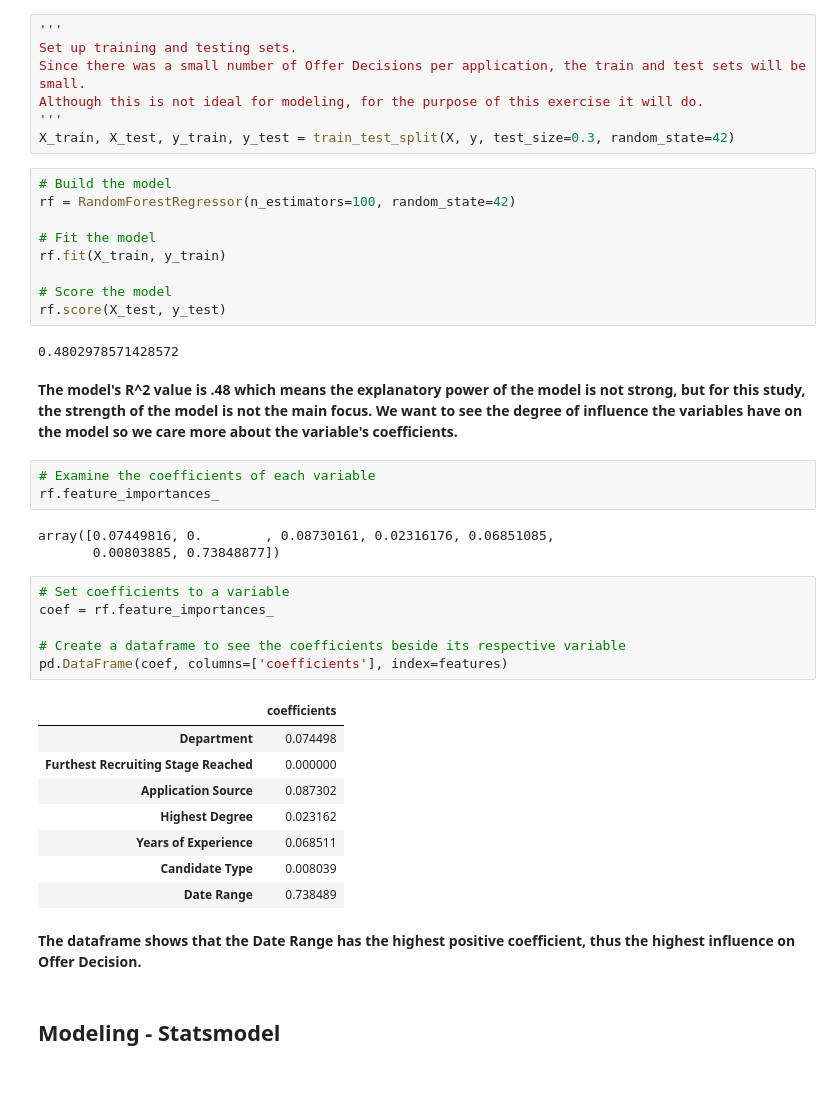
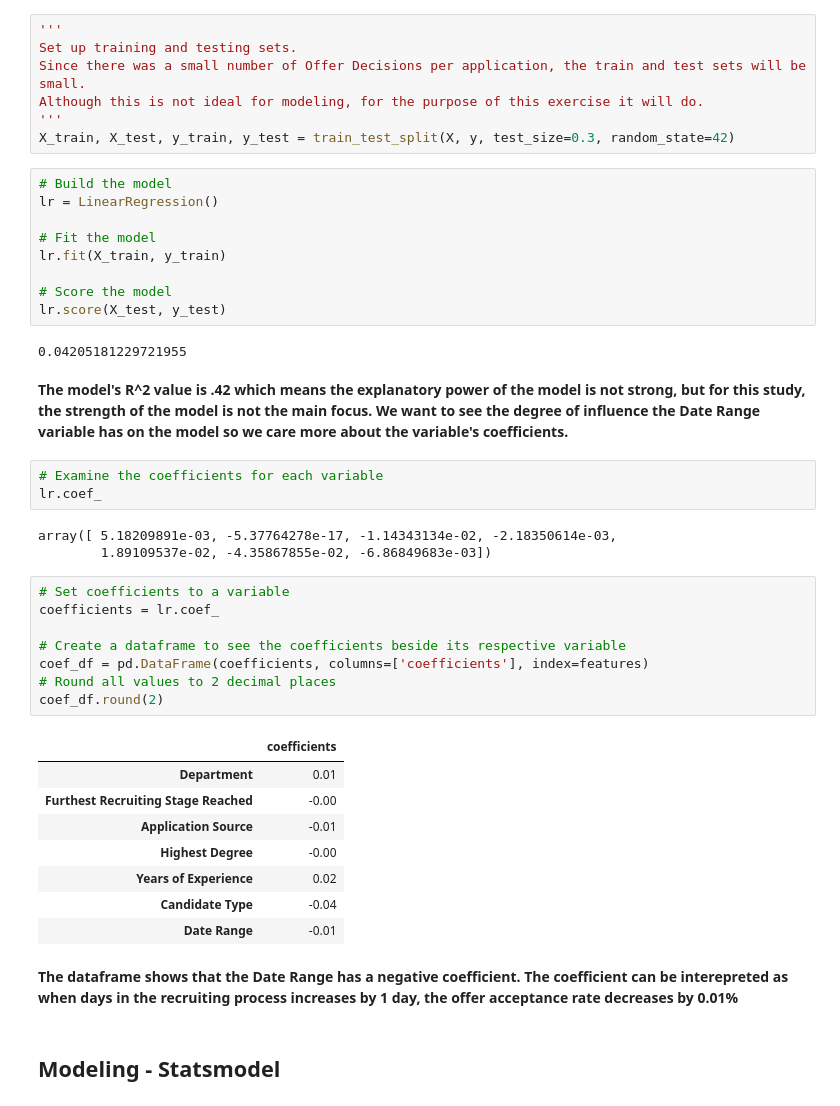
Before and after one commit to danhyunkim/HCAR-Analytics-Report, a Jupyter notebook: Human Capital Analytics and Reporting Case Study.ipynb, the cells around one changed output. Drawn from its saved outputs; the diff is of its cells as text.

```diff
--- a/Human Capital Analytics and Reporting Case Study.ipynb
+++ b/Human Capital Analytics and Reporting Case Study.ipynb
@@ -410,40 +410,42 @@ Although this is not ideal for modeling, for the purpose of this exercise it wil
 X_train, X_test, y_train, y_test = train_test_split(X, y, test_size=0.3, random_state=42)
 # %%
 # Build the model
-rf = RandomForestRegressor(n_estimators=100, random_state=42)
+lr = LinearRegression()
 
 # Fit the model
-rf.fit(X_train, y_train)
+lr.fit(X_train, y_train)
 
 # Score the model
-rf.score(X_test, y_test)
+lr.score(X_test, y_test)
 # %% [output]
-0.4802978571428572
+0.04205181229721955
 # %% [markdown]
-**The model's R^2 value is .48 which means the explanatory power of the model is not strong, but for this study, the strength of the model is not the main focus. We want to see the degree of influence the variables have on the model so we care more about the variable's coefficients.**
+**The model's R^2 value is .42 which means the explanatory power of the model is not strong, but for this study, the strength of the model is not the main focus. We want to see the degree of influence the Date Range variable has on the model so we care more about the variable's coefficients.**
 # %%
-# Examine the coefficients of each variable
-rf.feature_importances_
+# Examine the coefficients for each variable
+lr.coef_
 # %% [output]
-array([0.07449816, 0.        , 0.08730161, 0.02316176, 0.06851085,
-       0.00803885, 0.73848877])
+array([ 5.18209891e-03, -5.37764278e-17, -1.14343134e-02, -2.18350614e-03,
+        1.89109537e-02, -4.35867855e-02, -6.86849683e-03])
 # %%
 # Set coefficients to a variable
-coef = rf.feature_importances_
+coefficients = lr.coef_
 
 # Create a dataframe to see the coefficients beside its respective variable
-pd.DataFrame(coef, columns=['coefficients'], index=features)
+coef_df = pd.DataFrame(coefficients, columns=['coefficients'], index=features)
+# Round all values to 2 decimal places
+coef_df.round(2)
 # %% [output]
 |  | coefficients |
-| Department | 0.074498 |
-| Furthest Recruiting Stage Reached | 0.000000 |
-| Application Source | 0.087302 |
-| Highest Degree | 0.023162 |
-| Years of Experience | 0.068511 |
-| Candidate Type | 0.008039 |
-| Date Range | 0.738489 |
+| Department | 0.01 |
+| Furthest Recruiting Stage Reached | -0.00 |
+| Application Source | -0.01 |
+| Highest Degree | -0.00 |
+| Years of Experience | 0.02 |
+| Candidate Type | -0.04 |
+| Date Range | -0.01 |
-# %% [markdown]
-**The dataframe shows that the Date Range has the highest positive coefficient, thus the highest influence on Offer Decision.**
+# %% [markdown]
+**The dataframe shows that the Date Range has a negative coefficient. The coefficient can be interepreted as when days in the recruiting process increases by 1 day, the offer acceptance rate decreases by 0.01%**
 # %% [markdown]
 ## Modeling - Statsmodel
 # %% [markdown]
```
Also changed, not shown: parts of 5 cells of this notebook.
